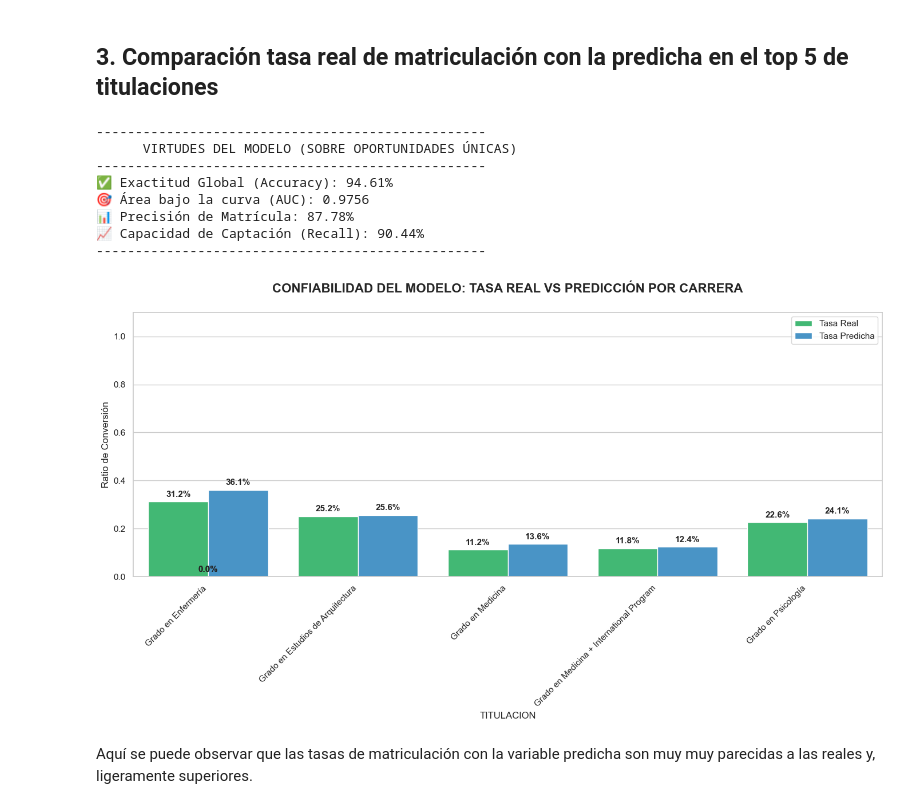
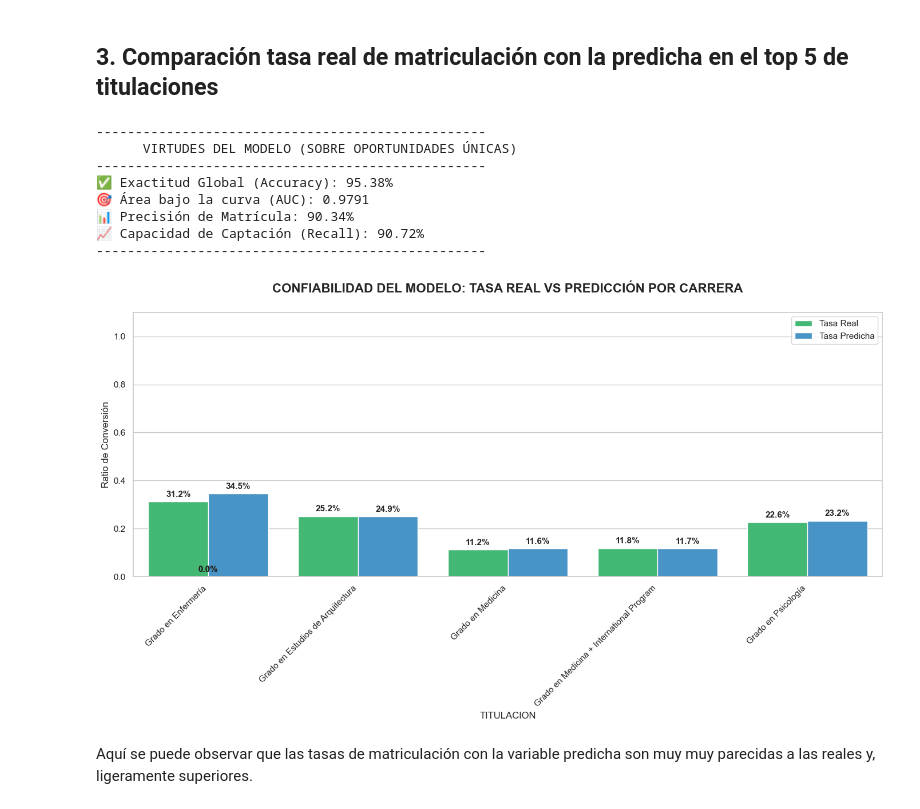
Before and after one commit to MiguelHernandezCorral/UNAV, a Jupyter notebook: notebooks/04_Analisis_Modelado_Juan.ipynb, the cells around one changed output. Cells and saved outputs as stored; diff of their text form; code cells hidden in the pictures.

```diff
--- a/notebooks/04_Analisis_Modelado_Juan.ipynb
+++ b/notebooks/04_Analisis_Modelado_Juan.ipynb
@@ -18,7 +18,7 @@ import seaborn as sns
 from sklearn.metrics import confusion_matrix, classification_report
 
 # Cargar datos
-df = pd.read_excel(r'C:\Users\0017655\Downloads\test_grado_completo_con_scoring 3.xlsx')
+df = pd.read_excel(r'C:\Users\0017655\Downloads\test_grado_completo_con_scoring 7.xlsx')
 
 # Configuración estética
 sns.set_theme(style="whitegrid")
@@ -38,13 +38,9 @@ plt.rcParams['figure.figsize'] = (16, 9)
 # --- PROCESAMIENTO DE DATOS ---
 # 1. Limpieza de nombres de etapa
 df['STAGENAME'] = df['STAGENAME'].astype(str).str.strip()
-df['prediction_score'] = 1-df['probabilidad_matricula']
 # 2. Transformación a Probabilidad Real de Matrícula (Escala 0 a 1)
 # Si el modelo predice 0 (No matrícula), la prob. real es (1 - score de confianza)
-df['prob_matricula_real'] = df.apply(
-    lambda x: x['prediction_score'] if x['prediction_label'] == 1 else (1 - x['prediction_score']),
-    axis=1
-)
+
 
 # 3. Definición de Segmentos para Análisis de Bajas
 def definir_estado(row):
@@ -198,15 +194,11 @@ warnings.filterwarnings('ignore')
 df_unique = df.sort_values(['ID', 'STAGENAME']).groupby('ID').agg({
     'target': 'max',
     'prediction_label': 'last',
-    'prediction_score': 'last',
+    'prob_matricula_real': 'last',
     'TITULACION': 'first'
 }).reset_index()
 
-# Re-calculamos la probabilidad real sobre el set único
-df_unique['prob_matricula_real'] = df_unique.apply(
-    lambda x: x['prediction_score'] if x['prediction_label'] == 1 else (1 - x['prediction_score']),
-    axis=1
-)
+
 
 # --- 2. FUNCIÓN DE VIRTUDES DEL MODELO (Basada en IDs Únicos) ---
 def analizar_virtudes_modelo(data):
@@ -235,38 +227,38 @@ top_5_tit = df_unique.groupby('TITULACION')['ID'].nunique().nlargest(5).index
 df_top5_unique = df_unique[df_unique['TITULACION'].isin(top_5_tit)]
 
 # Ahora las medias son reales (alumnos matriculados / alumnos totales)
 comparativa_tit = df_top5_unique.groupby('TITULACION')[['target', 'prediction_label']].mean().reset_index()
 df_plot = comparativa_tit.melt(id_vars='TITULACION', var_name='Tipo', value_name='Tasa')
 df_plot['Tipo'] = df_plot['Tipo'].replace({'target': 'Tasa Real', 'prediction_label': 'Tasa Predicha'})
 
 # --- 4. GRÁFICO FINAL ---
 plt.figure(figsize=(14, 8))
 ax = sns.barplot(x='TITULACION', y='Tasa', hue='Tipo', data=df_plot, palette=['#2ecc71', '#3498db'])
 
 # Añadir etiquetas de porcentaje
 for p in ax.patches:
     ax.annotate(f'{p.get_height():.1%}',
                 (p.get_x() + p.get_width() / 2., p.get_height()),
                 ha = 'center', va = 'center', xytext = (0, 9),
                 textcoords = 'offset points', fontsize=11, fontweight='bold')
 
 plt.title('CONFIABILIDAD DEL MODELO: TASA REAL VS PREDICCIÓN POR CARRERA', fontsize=16, fontweight='bold', pad=25)
 plt.ylabel('Ratio de Conversión')
 plt.ylim(0, 1.1)
 plt.xticks(rotation=45, ha='right')
 plt.legend(loc='upper right')
 plt.tight_layout()
 plt.show()
 # %% [output]
 --------------------------------------------------
       VIRTUDES DEL MODELO (SOBRE OPORTUNIDADES ÚNICAS)
 --------------------------------------------------
-✅ Exactitud Global (Accuracy): 94.61%
-🎯 Área bajo la curva (AUC): 0.9756
-📊 Precisión de Matrícula: 87.78%
-📈 Capacidad de Captación (Recall): 90.44%
+✅ Exactitud Global (Accuracy): 95.38%
+🎯 Área bajo la curva (AUC): 0.9791
+📊 Precisión de Matrícula: 90.34%
+📈 Capacidad de Captación (Recall): 90.72%
 --------------------------------------------------
-[figure, old version]
+[figure, new version]
 # %% [markdown]
 Aquí se puede observar que las tasas de matriculación con la variable predicha son muy muy parecidas a las reales y, ligeramente superiores.
 # %% [markdown]
```
Also changed, not shown: parts of 7 cells of this notebook, 3 other files.
